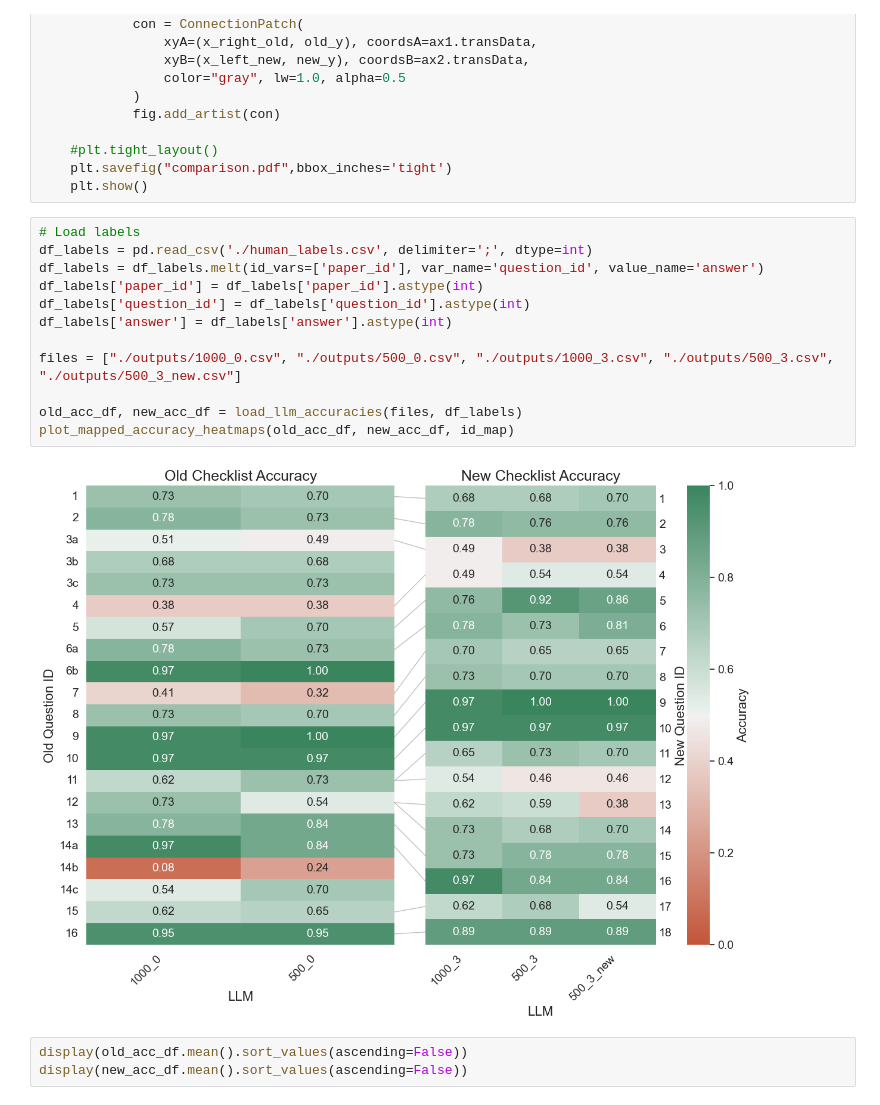
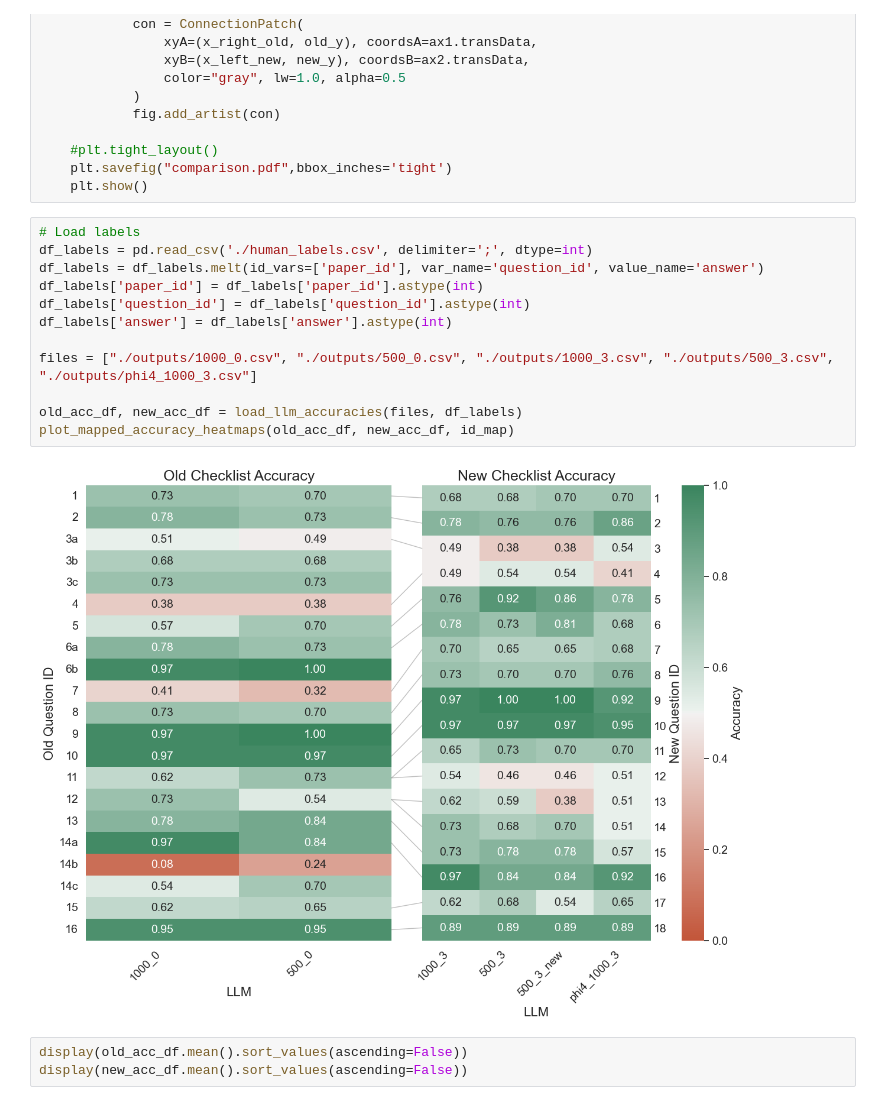
Before and after one commit to timovdk/grolts-llm, a Jupyter notebook: src/eval.ipynb, the cells around one changed output. Saved outputs shown, nothing was run; the diff lists cells and outputs as text.

```diff
--- a/src/eval.ipynb
+++ b/src/eval.ipynb
@@ -181,17 +181,17 @@ def plot_mapped_accuracy_heatmaps(old_acc_df, new_acc_df, id_map):
 # %%
 # Load labels
 df_labels = pd.read_csv('./human_labels.csv', delimiter=';', dtype=int)
 df_labels = df_labels.melt(id_vars=['paper_id'], var_name='question_id', value_name='answer')
 df_labels['paper_id'] = df_labels['paper_id'].astype(int)
 df_labels['question_id'] = df_labels['question_id'].astype(int)
 df_labels['answer'] = df_labels['answer'].astype(int)
 
-files = ["./outputs/1000_0.csv", "./outputs/500_0.csv", "./outputs/1000_3.csv", "./outputs/500_3.csv", "./outputs/500_3_new.csv"]
+files = ["./outputs/1000_0.csv", "./outputs/500_0.csv", "./outputs/1000_3.csv", "./outputs/500_3.csv", "./outputs/phi4_1000_3.csv"]
 
 old_acc_df, new_acc_df = load_llm_accuracies(files, df_labels)
 plot_mapped_accuracy_heatmaps(old_acc_df, new_acc_df, id_map)
 # %% [output]
-[figure, old version]
+[figure, new version]
 # %%
 display(old_acc_df.mean().sort_values(ascending=False))
 display(new_acc_df.mean().sort_values(ascending=False))
```
Also changed, not shown: 12 other files.
